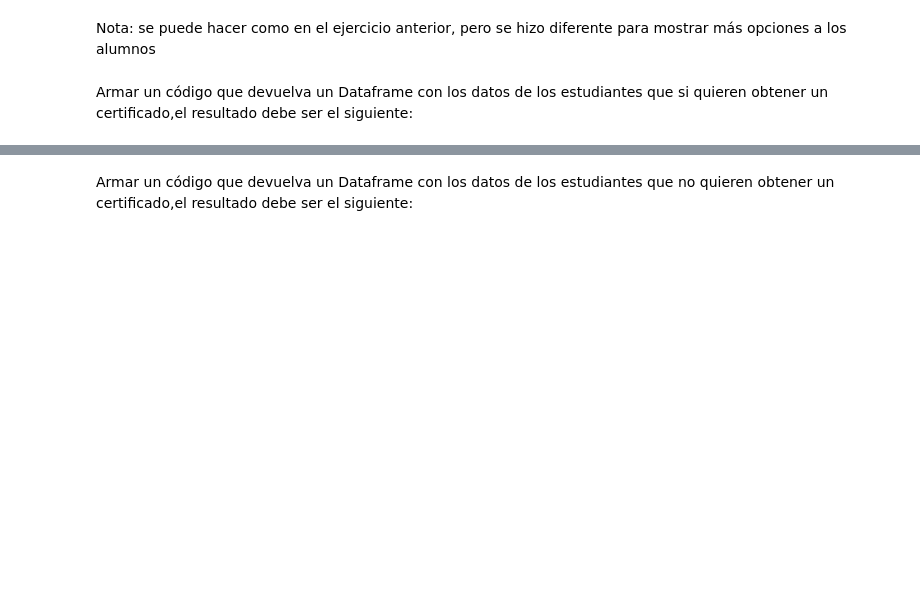
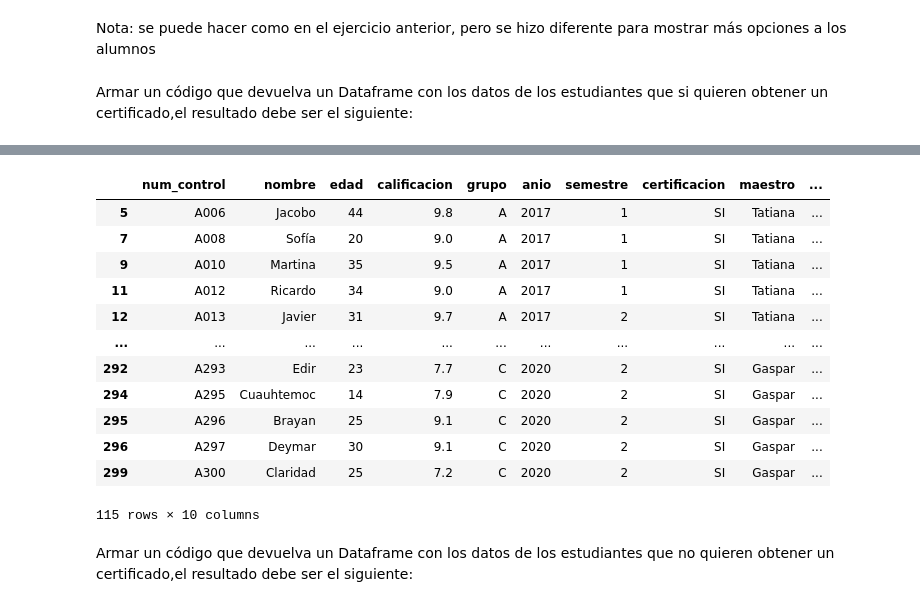
Before and after one commit to alcazarpedro/project_numpy_pandas, a Jupyter notebook: pandas_dtascience/6_Proyecto final/Proyecto Final 24 Ejercicios.ipynb, the cells around one changed output, grey strips where cells are left out. Cells and saved outputs as stored; diff of their text form; code cells hidden in the pictures; blank space fills up the shorter version.

```diff
--- a/pandas_dtascience/6_Proyecto final/Proyecto Final 24 Ejercicios.ipynb
+++ b/pandas_dtascience/6_Proyecto final/Proyecto Final 24 Ejercicios.ipynb
@@ -254,3 +266,10 @@ __Conclusión:__ los estudiantes que buscan obtener su certificado tienen mayore
 Armar un código que devuelva un dataframe con las diferencias de las calificaciones de cada alumno con respecto al promedio general, por ejemplo, si Juan sacó 8 y el promedio general es 9, la diferencia será -1, el resultado debe ser el siguiente:
 # %% [markdown]
 ![Resuelto](./Img_24_Ejercicios/Act10Img1.png)
+# %%
+promedio_general = historico.calificacion.mean()
+# %%
+def diferencia_x(x):
+    return x - promedio_general
+
+historico["diferencia"] = historico.calificacion.apply(diferencia_x).round(3)
@@ -260,6 +288,22 @@ Nota: se puede hacer como en el ejercicio anterior, pero se hizo diferente para
 Armar un código que devuelva un Dataframe con los datos de los estudiantes que si quieren obtener un certificado,el resultado debe ser el siguiente:
 # %% [markdown]
 ![Resuelto](./Img_24_Ejercicios/Act10Img2.png)
+# %%
+historico.loc[historico["certificacion"] == "SI"]
+# %% [output]
+|  | num_control | nombre | edad | calificacion | grupo | anio | semestre | certificacion | maestro | ... |
+| 5 | A006 | Jacobo | 44 | 9.8 | A | 2017 | 1 | SI | Tatiana | ... |
+| 7 | A008 | Sofía | 20 | 9.0 | A | 2017 | 1 | SI | Tatiana | ... |
+| 9 | A010 | Martina | 35 | 9.5 | A | 2017 | 1 | SI | Tatiana | ... |
+| 11 | A012 | Ricardo | 34 | 9.0 | A | 2017 | 1 | SI | Tatiana | ... |
+| 12 | A013 | Javier | 31 | 9.7 | A | 2017 | 2 | SI | Tatiana | ... |
+| ... | ... | ... | ... | ... | ... | ... | ... | ... | ... | ... |
+| 292 | A293 | Edir | 23 | 7.7 | C | 2020 | 2 | SI | Gaspar | ... |
+| 294 | A295 | Cuauhtemoc | 14 | 7.9 | C | 2020 | 2 | SI | Gaspar | ... |
+| 295 | A296 | Brayan | 25 | 9.1 | C | 2020 | 2 | SI | Gaspar | ... |
+| 296 | A297 | Deymar | 30 | 9.1 | C | 2020 | 2 | SI | Gaspar | ... |
+| 299 | A300 | Claridad | 25 | 7.2 | C | 2020 | 2 | SI | Gaspar | ... |
+115 rows × 10 columns
 # %% [markdown]
 Armar un código que devuelva un Dataframe con los datos de los estudiantes que no quieren obtener un certificado,el resultado debe ser el siguiente:
 # %% [markdown]
```
Also changed, not shown: parts of 4 cells of this notebook.
